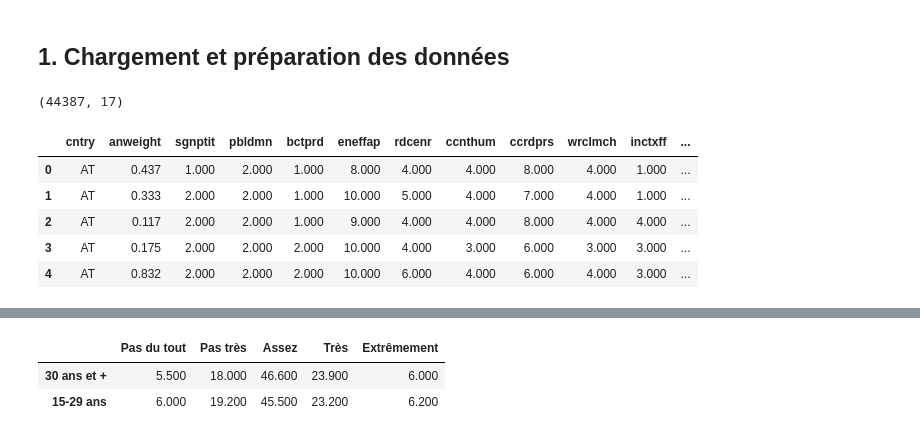
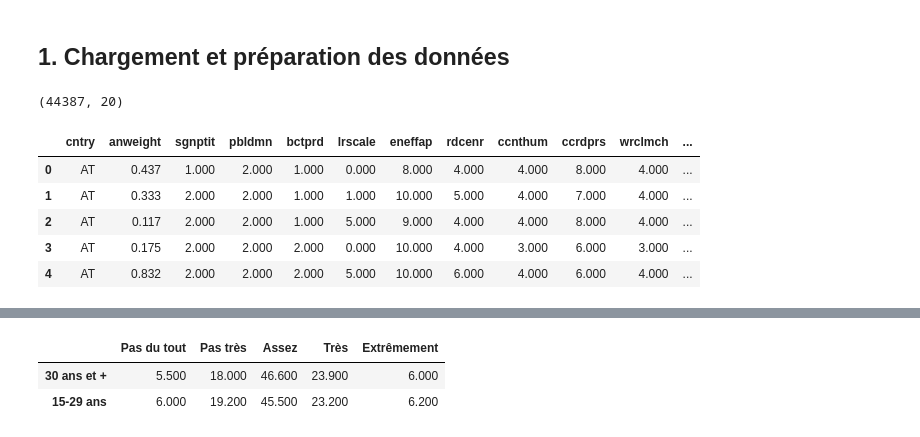
Before and after one commit to martindmv/climate-attitudes-ess8, a Jupyter notebook: analyse_climat_jeunes.ipynb, the cells around one changed output, grey strips where cells are left out. Saved outputs shown, nothing was run; the diff lists cells and outputs as text; code cells hidden in the pictures.

```diff
--- a/analyse_climat_jeunes.ipynb
+++ b/analyse_climat_jeunes.ipynb
@@ -34,19 +40,20 @@ plt.rcParams.update({
 # %% [markdown]
 ## 1. Chargement et préparation des données
 # %%
-cols = ['cntry', 'anweight', 'agea', 'gndr', 'eduyrs', 'mnactic',
-        'wrclmch', 'ccrdprs', 'ccnthum',                       # perception
+cols = ['cntry', 'anweight', 'agea', 'gndr', 'eduyrs', 'eisced', 'mnactic',
+        'wrclmch', 'ccrdprs', 'ccnthum', 'ccgdbd',             # perception
+        'lrscale',                                             # orientation politique
         'rdcenr', 'eneffap',                                   # comportements énergie
         'sgnptit', 'pbldmn', 'bctprd',                         # engagement politique
         'inctxff', 'sbsrnen', 'banhhap']                       # soutien aux politiques
 df, meta = pyreadstat.read_sav('data/ESS8e02_3-subset.sav', usecols=cols)
 print(df.shape)
 df.head()
 # %% [output]
-(44387, 17)
+(44387, 20)
-|  | cntry | anweight | sgnptit | pbldmn | bctprd | eneffap | rdcenr | ccnthum | ccrdprs | wrclmch | inctxff | ... |
-| 0 | AT | 0.437 | 1.000 | 2.000 | 1.000 | 8.000 | 4.000 | 4.000 | 8.000 | 4.000 | 1.000 | ... |
-| 1 | AT | 0.333 | 2.000 | 2.000 | 1.000 | 10.000 | 5.000 | 4.000 | 7.000 | 4.000 | 1.000 | ... |
-| 2 | AT | 0.117 | 2.000 | 2.000 | 1.000 | 9.000 | 4.000 | 4.000 | 8.000 | 4.000 | 4.000 | ... |
-| 3 | AT | 0.175 | 2.000 | 2.000 | 2.000 | 10.000 | 4.000 | 3.000 | 6.000 | 3.000 | 3.000 | ... |
-| 4 | AT | 0.832 | 2.000 | 2.000 | 2.000 | 10.000 | 6.000 | 4.000 | 6.000 | 4.000 | 3.000 | ... |
+|  | cntry | anweight | sgnptit | pbldmn | bctprd | lrscale | eneffap | rdcenr | ccnthum | ccrdprs | wrclmch | ... |
+| 0 | AT | 0.437 | 1.000 | 2.000 | 1.000 | 0.000 | 8.000 | 4.000 | 4.000 | 8.000 | 4.000 | ... |
+| 1 | AT | 0.333 | 2.000 | 2.000 | 1.000 | 1.000 | 10.000 | 5.000 | 4.000 | 7.000 | 4.000 | ... |
+| 2 | AT | 0.117 | 2.000 | 2.000 | 1.000 | 5.000 | 9.000 | 4.000 | 4.000 | 8.000 | 4.000 | ... |
+| 3 | AT | 0.175 | 2.000 | 2.000 | 2.000 | 0.000 | 10.000 | 4.000 | 3.000 | 6.000 | 3.000 | ... |
+| 4 | AT | 0.832 | 2.000 | 2.000 | 2.000 | 5.000 | 10.000 | 6.000 | 4.000 | 6.000 | 4.000 | ... |
```
Also changed, not shown: parts of 42 cells of this notebook, 8 other files.
